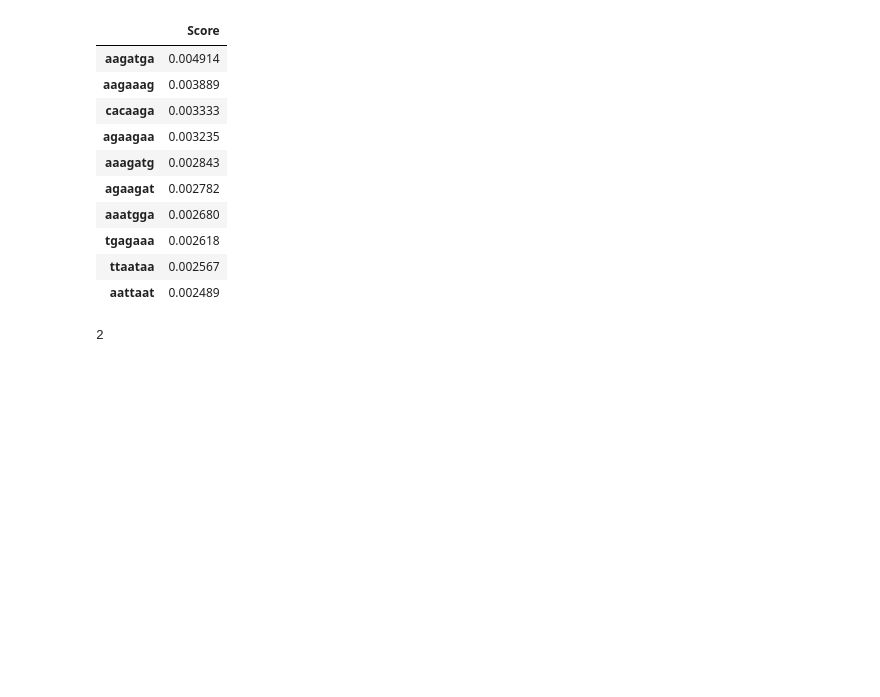
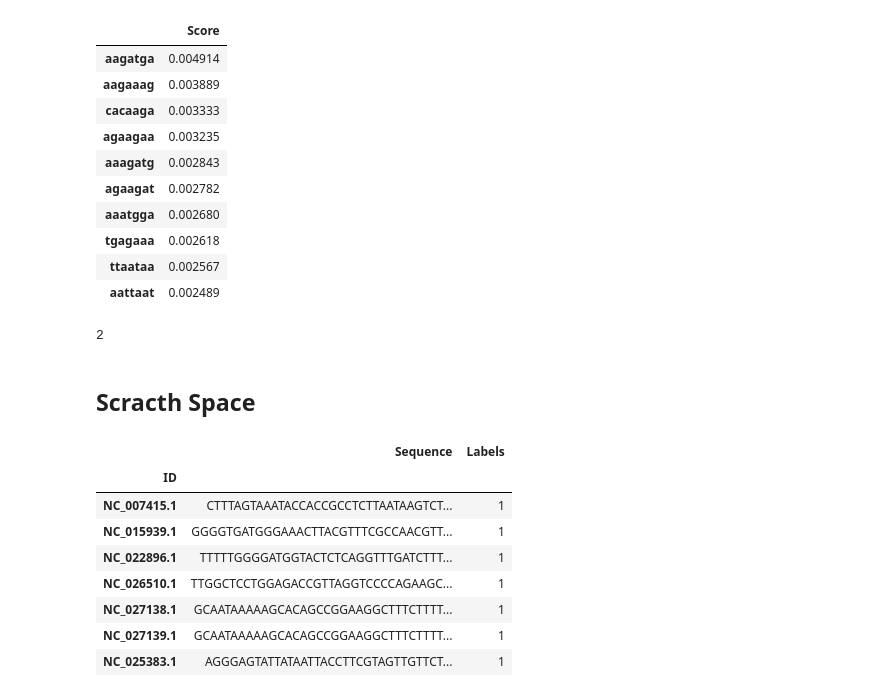
Before and after one commit to solislemuslab/mycovirus-ml, a Jupyter notebook: scripts/lukeSelberg/workspace.ipynb, the cells around one changed output. Drawn from its saved outputs; the diff is of its cells as text; code cells hidden in the pictures; blank space fills up the shorter version.

```diff
--- a/scripts/lukeSelberg/workspace.ipynb
+++ b/scripts/lukeSelberg/workspace.ipynb
@@ -516,3 +520,19 @@ for kmer in columnNonZero:
 total
 # %% [output]
 2
+# %% [markdown]
+## Scracth Space
+# %%
+virus01["Labels"] = y_hat4
+# %%
+virus01[343:]
+# %% [output]
+|  | Sequence | Labels |
+| ID |  |  |
+| NC_007415.1 | CTTTAGTAAATACCACCGCCTCTTAATAAGTCT... | 1 |
+| NC_015939.1 | GGGGTGATGGGAAACTTACGTTTCGCCAACGTT... | 1 |
+| NC_022896.1 | TTTTTGGGGATGGTACTCTCAGGTTTGATCTTT... | 1 |
+| NC_026510.1 | TTGGCTCCTGGAGACCGTTAGGTCCCCAGAAGC... | 1 |
+| NC_027138.1 | GCAATAAAAAGCACAGCCGGAAGGCTTTCTTTT... | 1 |
+| NC_027139.1 | GCAATAAAAAGCACAGCCGGAAGGCTTTCTTTT... | 1 |
+| NC_025383.1 | AGGGAGTATTATAATTACCTTCGTAGTTGTTCT... | 1 |
```
Also changed, not shown: parts of 1 cell of this notebook, 3 other files.
